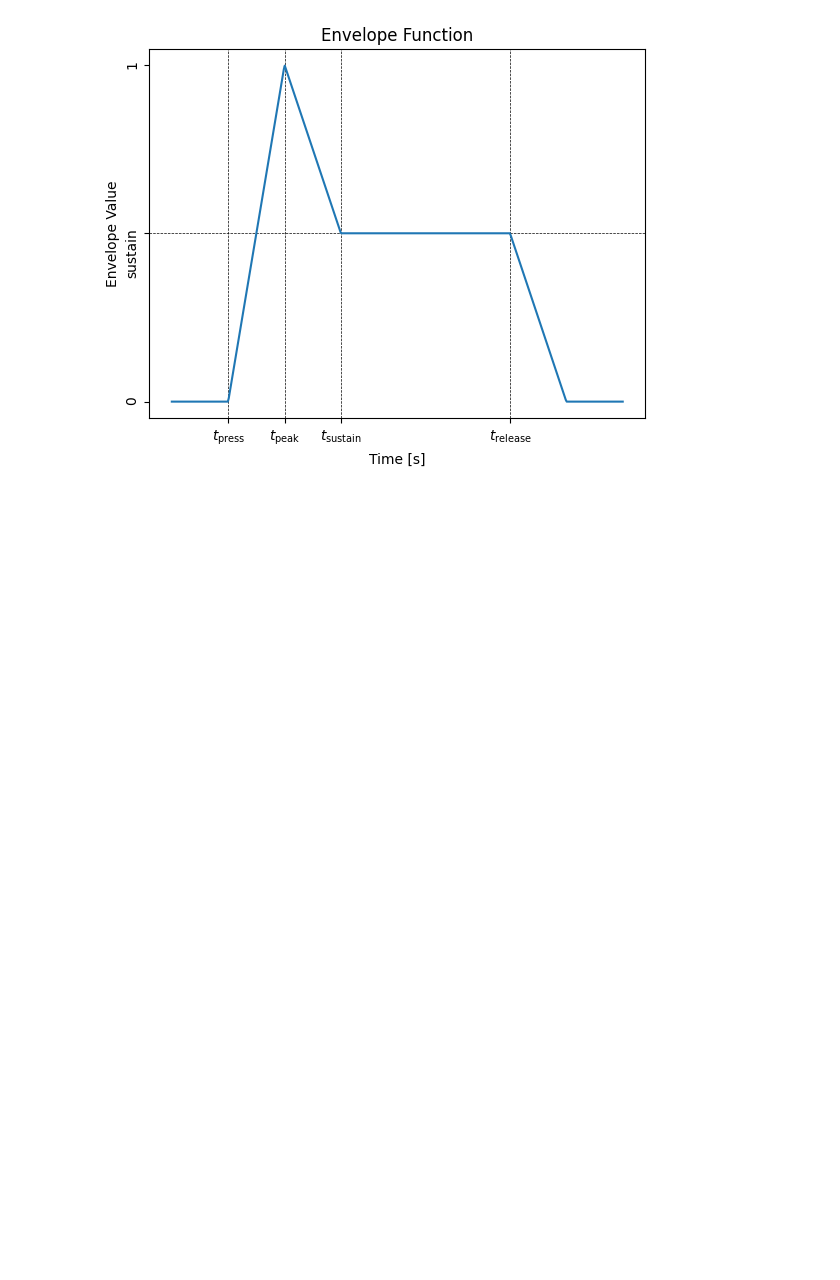
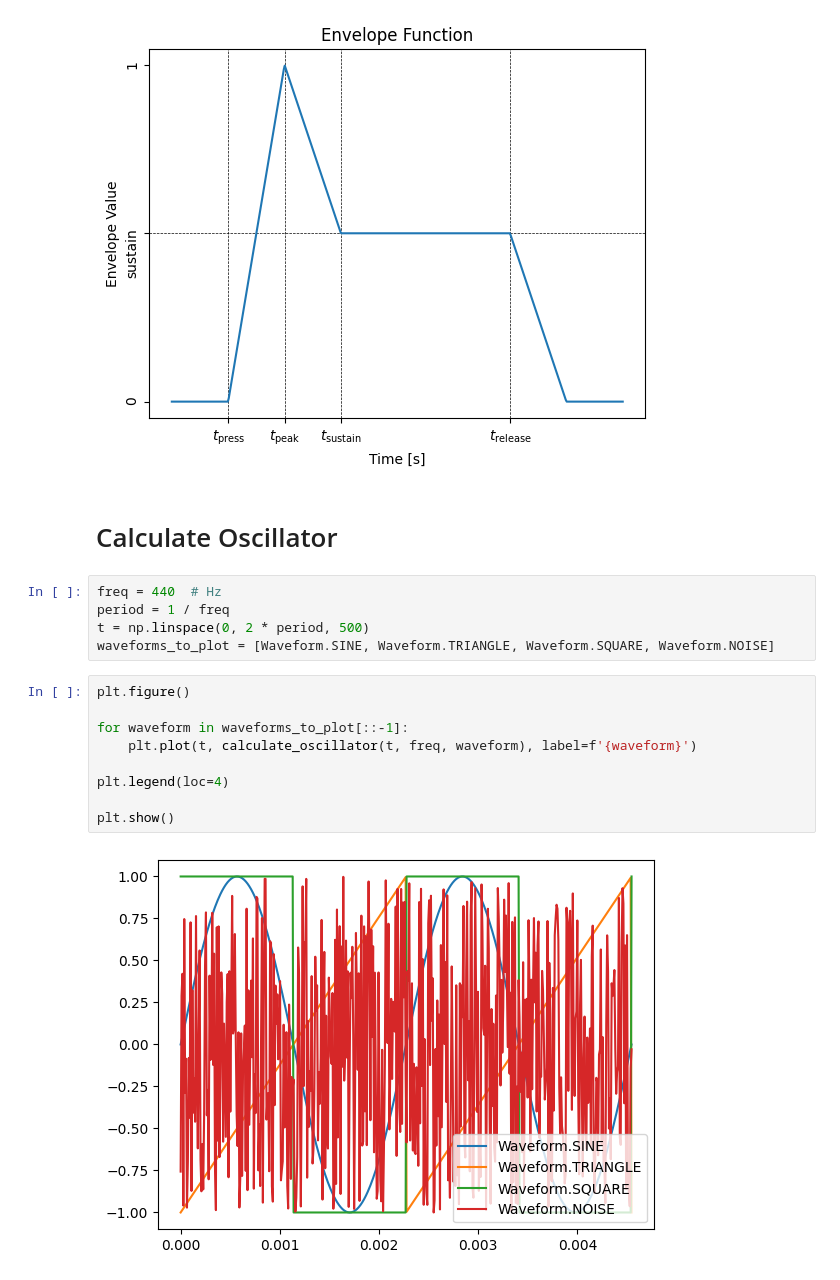
Before and after one commit to florianehmann/python-synthesizer, a Jupyter notebook: Playground.ipynb, the cells around one changed output. Cells and saved outputs as stored; diff of their text form; blank space fills up the shorter version.

Commit message:
Implement Oscillators

```diff
--- a/Playground.ipynb
+++ b/Playground.ipynb
@@ -42,3 +44,21 @@ plt.title('Envelope Function')
 plt.show()
 # %% [output]
 [figure]
+# %% [markdown]
+# Calculate Oscillator
+# %%
+freq = 440  # Hz
+period = 1 / freq
+t = np.linspace(0, 2 * period, 500)
+waveforms_to_plot = [Waveform.SINE, Waveform.TRIANGLE, Waveform.SQUARE, Waveform.NOISE]
+# %%
+plt.figure()
+
+for waveform in waveforms_to_plot[::-1]:
+    plt.plot(t, calculate_oscillator(t, freq, waveform), label=f'{waveform}')
+
+plt.legend(loc=4)
+
+plt.show()
+# %% [output]
+[figure, added]
```
Also changed, not shown: parts of 1 cell of this notebook, 2 other files.
